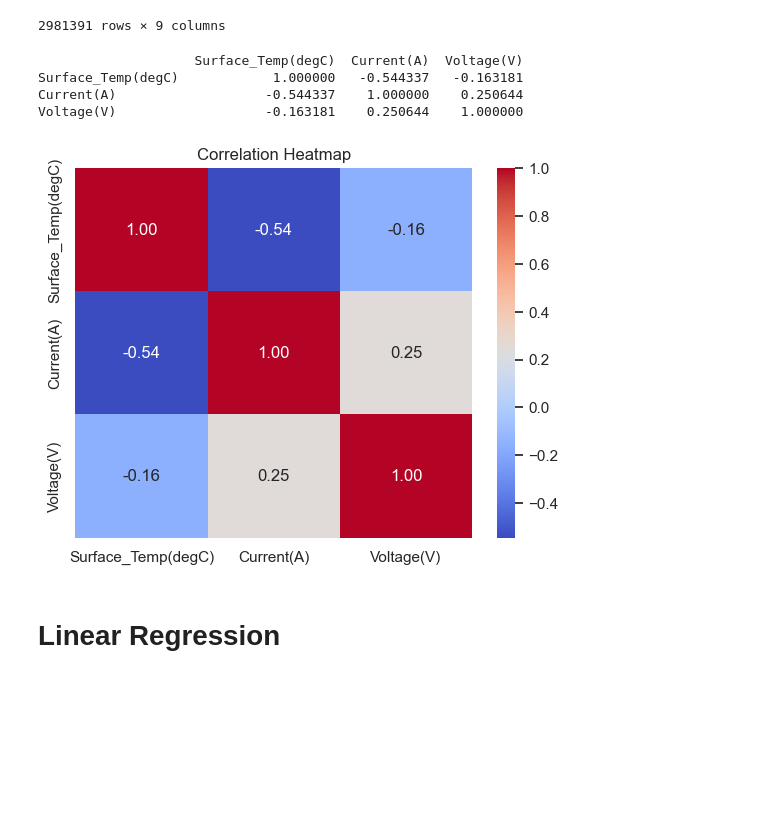
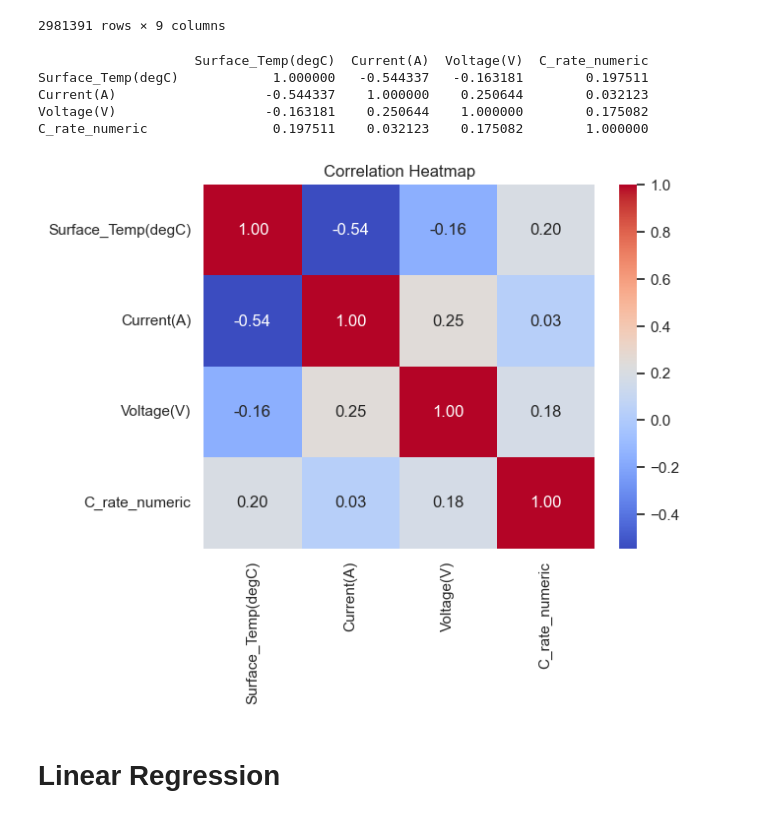
Before and after one commit to oliviapetronio/Li-ion-batteries-and-Temperatures, a Jupyter notebook: Model/Models_1.ipynb, the cells around one changed output. Cells and saved outputs as stored; diff of their text form; code cells hidden in the pictures; blank space fills up the shorter version.

```diff
--- a/Model/Models_1.ipynb
+++ b/Model/Models_1.ipynb
@@ -336,28 +336,29 @@ df
 | 99934 | 2019-09-21 05:02:17.734 | 19865.093784 | 297.0009 | 5 | 2.636973 | -24.996834 | 75.008209 | ... |
 | 99935 | 2019-09-21 05:02:18.734 | 19866.093384 | 298.0005 | 5 | 2.636461 | -24.997299 | 75.008209 | ... |
 2981391 rows × 9 columns
-# %%
-import pandas as pd
-import seaborn as sns
-import matplotlib.pyplot as plt
-
-
-# Compute correlations between Surface Temperature (T), Current (A), and Voltage (V)
-correlation_matrix = df[['Surface_Temp(degC)', 'Current(A)', 'Voltage(V)']].corr()
-
-# Print the correlation matrix
-print(correlation_matrix)
-
-# Plot heatmap
-sns.heatmap(correlation_matrix, annot=True, cmap='coolwarm', fmt=".2f")
-plt.title("Correlation Heatmap")
-plt.show()
-# %% [output]
-                    Surface_Temp(degC)  Current(A)  Voltage(V)
-Surface_Temp(degC)            1.000000   -0.544337   -0.163181
-Current(A)                   -0.544337    1.000000    0.250644
-Voltage(V)                   -0.163181    0.250644    1.000000
-[figure, removed]
+# %%
+import pandas as pd
+import seaborn as sns
+import matplotlib.pyplot as plt
+
+
+# Compute correlations between Surface Temperature (T), Current (A), and Voltage (V)
+correlation_matrix = df[['Surface_Temp(degC)', 'Current(A)', 'Voltage(V)', 'C_rate_numeric']].corr()
+
+# Print the correlation matrix
+print(correlation_matrix)
+
+# Plot heatmap
+sns.heatmap(correlation_matrix, annot=True, cmap='coolwarm', fmt=".2f")
+plt.title("Correlation Heatmap")
+plt.show()
+# %% [output]
+                    Surface_Temp(degC)  Current(A)  Voltage(V)  C_rate_numeric
+Surface_Temp(degC)            1.000000   -0.544337   -0.163181        0.197511
+Current(A)                   -0.544337    1.000000    0.250644        0.032123
+Voltage(V)                   -0.163181    0.250644    1.000000        0.175082
+C_rate_numeric                0.197511    0.032123    0.175082        1.000000
+[figure, added]
 # %% [markdown]
 # Linear Regression
 # %%
```
Also changed, not shown: parts of 20 cells of this notebook.
